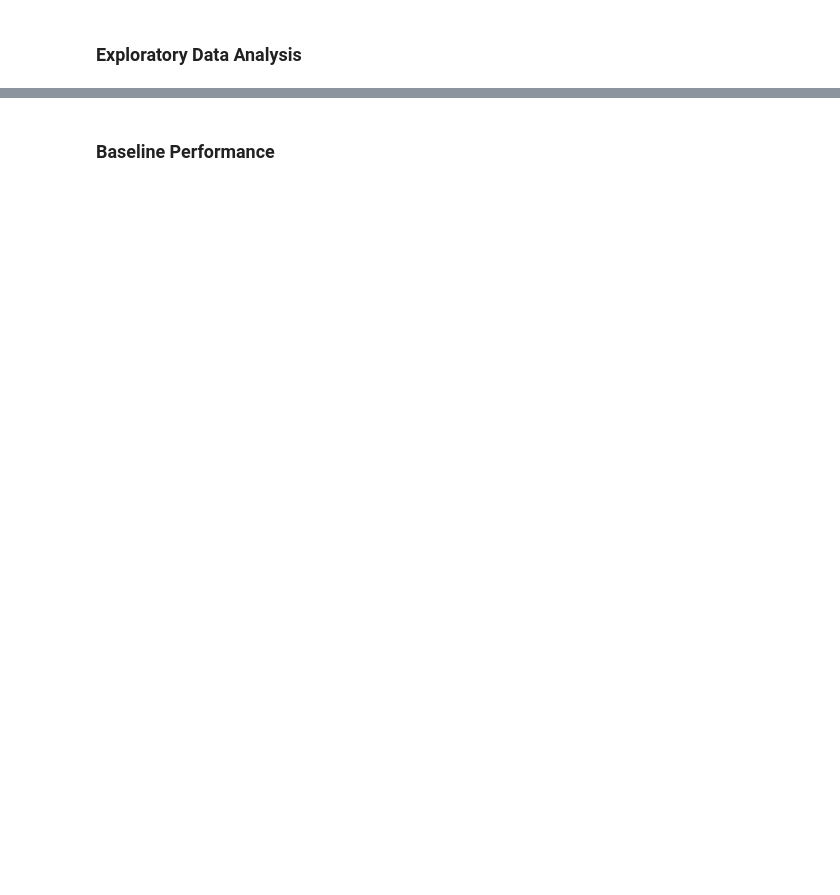
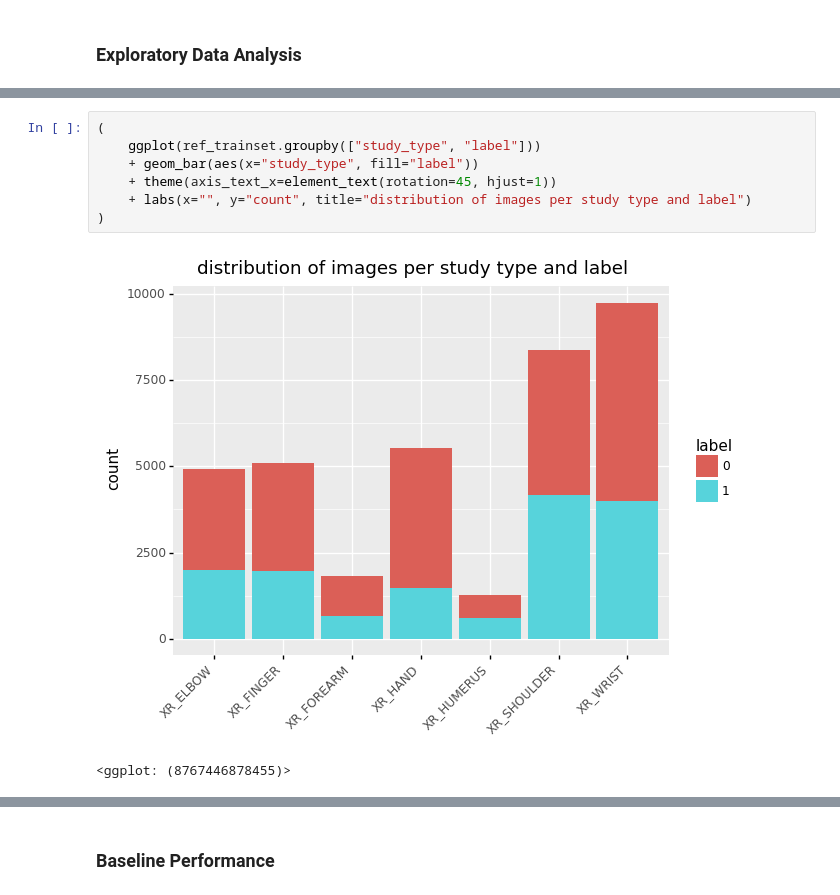
Before and after one commit to ilias-ant/x-ray-abnormality-detection, a Jupyter notebook: CNNs.ipynb, the cells around one changed output, grey strips where cells are left out. Saved outputs shown, nothing was run; the diff lists cells and outputs as text; blank space fills up the shorter version.

```diff
--- a/CNNs.ipynb
+++ b/CNNs.ipynb
@@ -241,0 +381,10 @@ abnormal = train_labeled_studies["label"] == "1"
+# %%
+(
+    ggplot(ref_trainset.groupby(["study_type", "label"]))
+    + geom_bar(aes(x="study_type", fill="label"))
+    + theme(axis_text_x=element_text(rotation=45, hjust=1))
+    + labs(x="", y="count", title="distribution of images per study type and label")
+)
+# %% [output]
+[figure, added]
+<ggplot: (8767446878455)>
```
Also changed, not shown: parts of 62 cells of this notebook, 2 other files.
